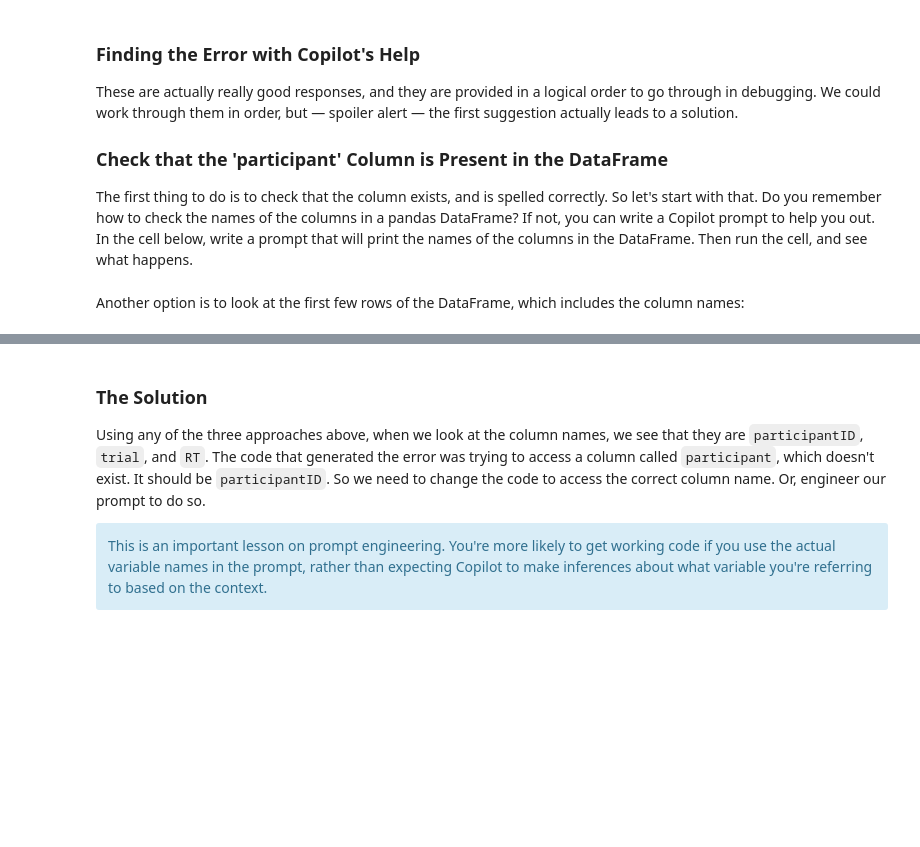
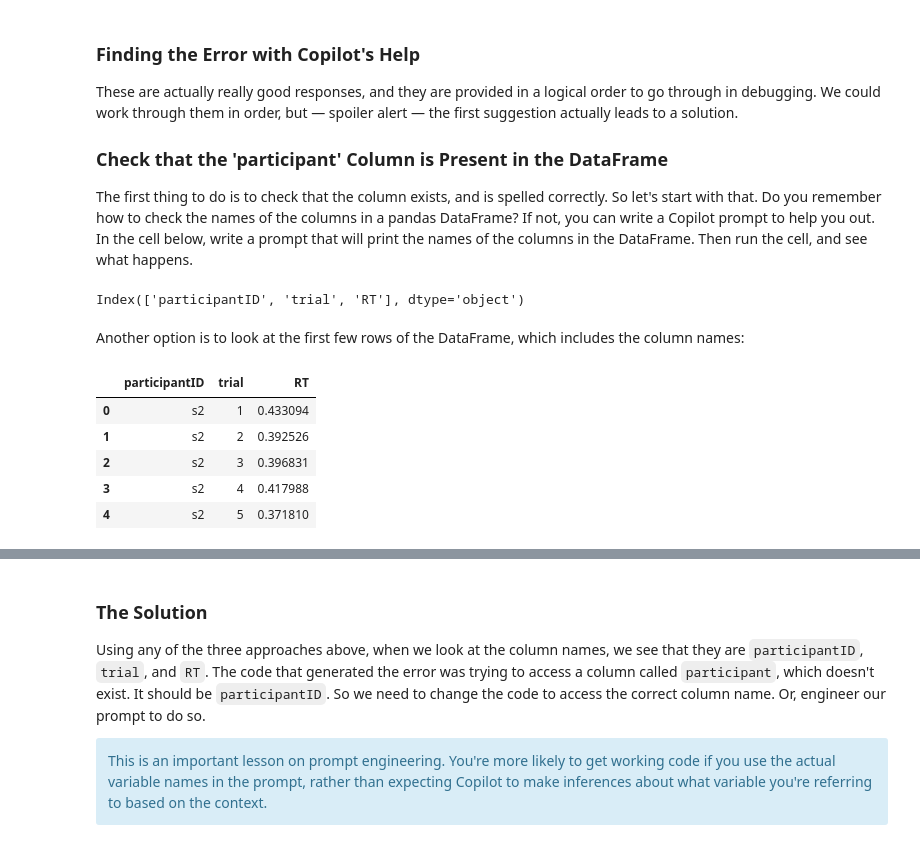
Before and after one commit to dm748329/Ch3b_materials, a Jupyter notebook: multi_data_files_1.ipynb, the cells around one changed output, grey strips where cells are left out. Drawn from its saved outputs; the diff is of its cells as text; code cells hidden in the pictures; blank space fills up the shorter version.

```diff
--- a/multi_data_files_1.ipynb
+++ b/multi_data_files_1.ipynb
@@ -153,8 +173,21 @@ These are actually really good responses, and they are provided in a logical ord
 
 ### Check that the 'participant' Column is Present in the DataFrame
 The first thing to do is to check that the column exists, and is spelled correctly. So let's start with that. Do you remember how to check the names of the columns in a pandas DataFrame? If not, you can write a Copilot prompt to help you out. In the cell below, write a prompt that will print the names of the columns in the DataFrame. Then run the cell, and see what happens.
+# %%
+print(concatenate().columns)
+# %% [output]
+Index(['participantID', 'trial', 'RT'], dtype='object')
 # %% [markdown]
 Another option is to look at the first few rows of the DataFrame, which includes the column names:
+# %%
+concatenate().head()
+# %% [output]
+|  | participantID | trial | RT |
+| 0 | s2 | 1 | 0.433094 |
+| 1 | s2 | 2 | 0.392526 |
+| 2 | s2 | 3 | 0.396831 |
+| 3 | s2 | 4 | 0.417988 |
+| 4 | s2 | 5 | 0.371810 |
 # %% [markdown]
 A third option, when using Jupyter notebooks with VS Code, is to click on the `Variables` button in the toolbar at the top of the notebook window. This will pop up a variable viewer in sub-window below your notebook. You can click on the variable names to see their values. For DataFrames, it actually shows a list of the columns in the window, and you can double-click on the variable name to see the contents of the DataFrame in another window, the **Data Viewer**. This view is similar to a spreadsheet. In fact, you can directly edit values in the Data Viewer. *You should never directly edit values like this*, however. Any steps you do manually are not documented in your code, and are not reproducible.
 
```
Also changed, not shown: parts of 4 cells of this notebook, 1 other file.
